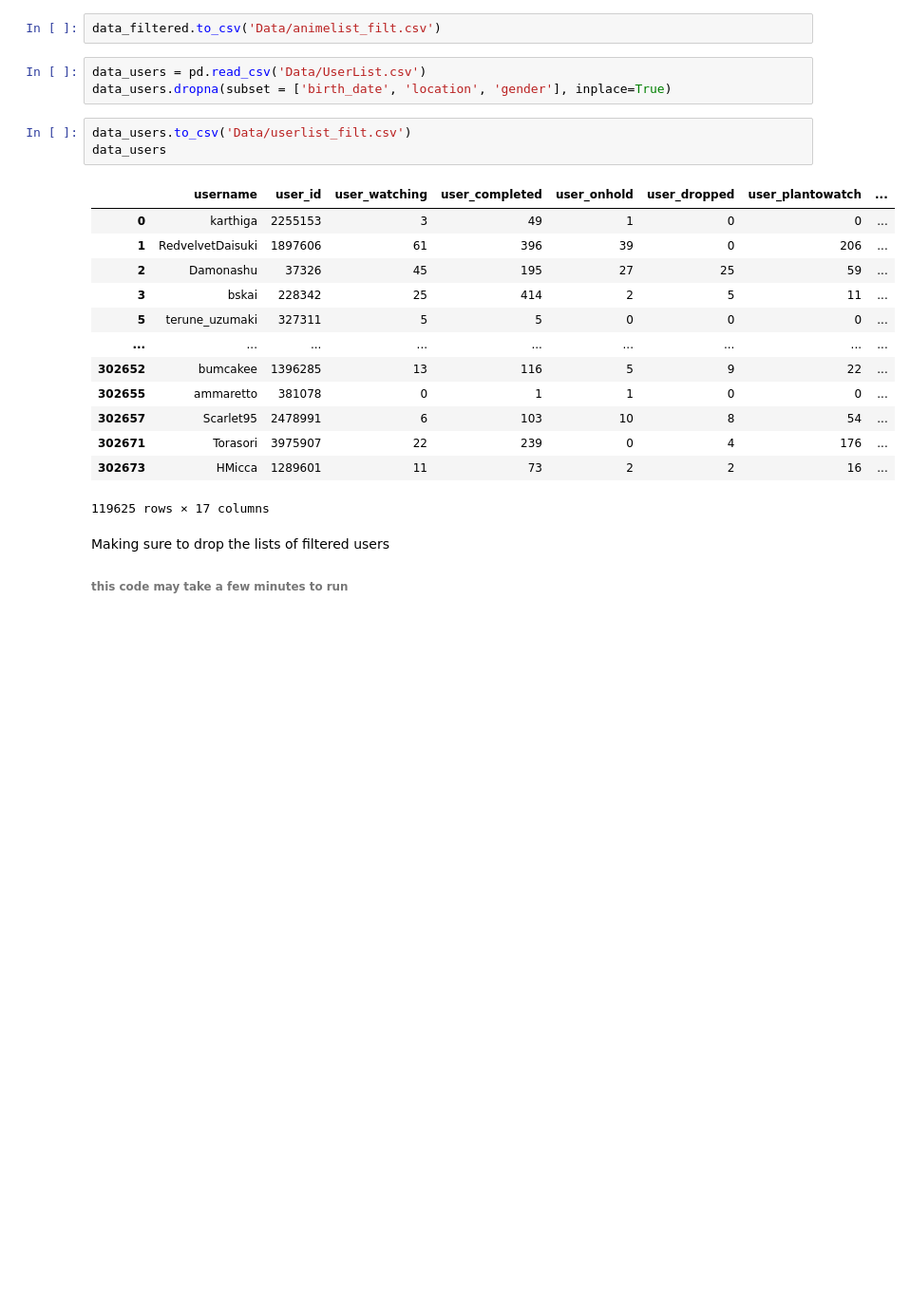
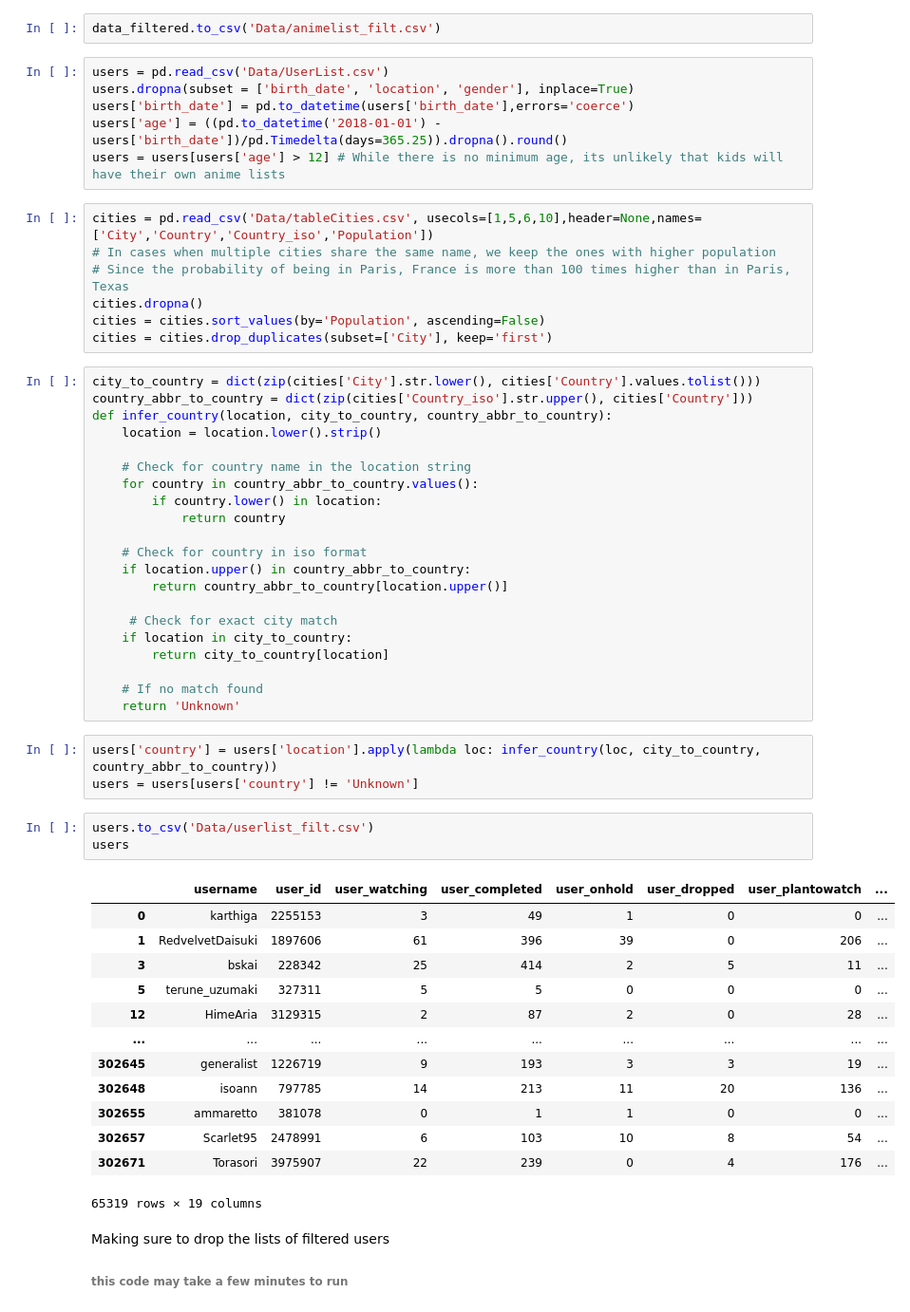
Before and after one commit to SafonovO/MyAnimeList-analysis, a Jupyter notebook: CleanUp.ipynb, the cells around one changed output. Shown at 95% size. Cells and saved outputs as stored; diff of their text form; blank space fills up the shorter version.

```diff
--- a/CleanUp.ipynb
+++ b/CleanUp.ipynb
@@ -34,25 +38,59 @@ Filtering users to avoid fake accounts
 # %%
 data_filtered.to_csv('Data/animelist_filt.csv')
 # %%
-data_users = pd.read_csv('Data/UserList.csv')
-data_users.dropna(subset = ['birth_date', 'location', 'gender'], inplace=True)
+users = pd.read_csv('Data/UserList.csv')
+users.dropna(subset = ['birth_date', 'location', 'gender'], inplace=True)
+users['birth_date'] = pd.to_datetime(users['birth_date'],errors='coerce')
+users['age'] = ((pd.to_datetime('2018-01-01') - users['birth_date'])/pd.Timedelta(days=365.25)).dropna().round()
+users = users[users['age'] > 12] # While there is no minimum age, its unlikely that kids will have their own anime lists
+# %%
+cities = pd.read_csv('Data/tableCities.csv', usecols=[1,5,6,10],header=None,names=['City','Country','Country_iso','Population'])
+# In cases when multiple cities share the same name, we keep the ones with higher population
+# Since the probability of being in Paris, France is more than 100 times higher than in Paris, Texas
+cities.dropna()
+cities = cities.sort_values(by='Population', ascending=False)
+cities = cities.drop_duplicates(subset=['City'], keep='first')
+# %%
+city_to_country = dict(zip(cities['City'].str.lower(), cities['Country'].values.tolist()))
+country_abbr_to_country = dict(zip(cities['Country_iso'].str.upper(), cities['Country']))
+def infer_country(location, city_to_country, country_abbr_to_country):
+    location = location.lower().strip()
+
+    # Check for country name in the location string
+    for country in country_abbr_to_country.values():
+        if country.lower() in location:
+            return country
+
+    # Check for country in iso format
+    if location.upper() in country_abbr_to_country:
+        return country_abbr_to_country[location.upper()]
+
+     # Check for exact city match
+    if location in city_to_country:
+        return city_to_country[location]
+
+    # If no match found
+    return 'Unknown'
+# %%
+users['country'] = users['location'].apply(lambda loc: infer_country(loc, city_to_country, country_abbr_to_country))
+users = users[users['country'] != 'Unknown']
 # %%
-data_users.to_csv('Data/userlist_filt.csv')
-data_users
+users.to_csv('Data/userlist_filt.csv')
+users
 # %% [output]
 |  | username | user_id | user_watching | user_completed | user_onhold | user_dropped | user_plantowatch | ... |
 | 0 | karthiga | 2255153 | 3 | 49 | 1 | 0 | 0 | ... |
 | 1 | RedvelvetDaisuki | 1897606 | 61 | 396 | 39 | 0 | 206 | ... |
-| 2 | Damonashu | 37326 | 45 | 195 | 27 | 25 | 59 | ... |
 | 3 | bskai | 228342 | 25 | 414 | 2 | 5 | 11 | ... |
 | 5 | terune_uzumaki | 327311 | 5 | 5 | 0 | 0 | 0 | ... |
+| 12 | HimeAria | 3129315 | 2 | 87 | 2 | 0 | 28 | ... |
 | ... | ... | ... | ... | ... | ... | ... | ... | ... |
-| 302652 | bumcakee | 1396285 | 13 | 116 | 5 | 9 | 22 | ... |
+| 302645 | generalist | 1226719 | 9 | 193 | 3 | 3 | 19 | ... |
+| 302648 | isoann | 797785 | 14 | 213 | 11 | 20 | 136 | ... |
 | 302655 | ammaretto | 381078 | 0 | 1 | 1 | 0 | 0 | ... |
 | 302657 | Scarlet95 | 2478991 | 6 | 103 | 10 | 8 | 54 | ... |
 | 302671 | Torasori | 3975907 | 22 | 239 | 0 | 4 | 176 | ... |
-| 302673 | HMicca | 1289601 | 11 | 73 | 2 | 2 | 16 | ... |
-119625 rows × 17 columns
+65319 rows × 19 columns
 # %% [markdown]
 Making sure to drop the lists of filtered users
 ###### this code may take a few minutes to run
```
Also changed, not shown: parts of 3 cells of this notebook, 1 other file.
